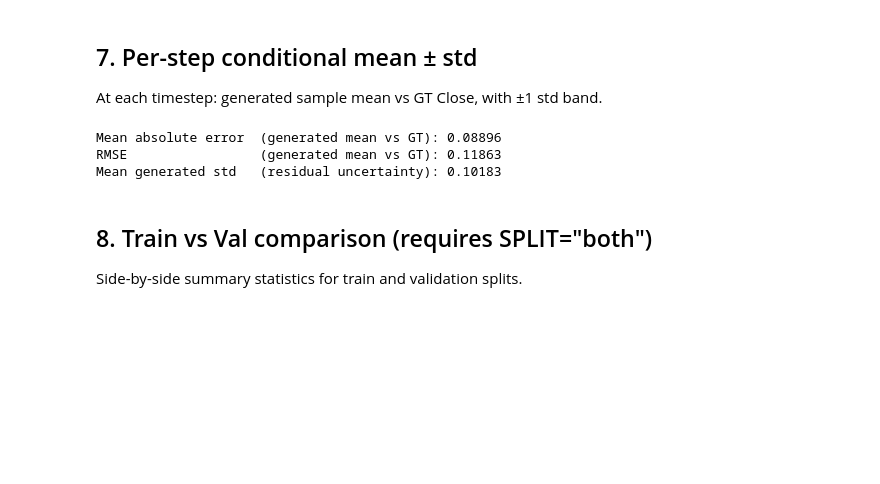
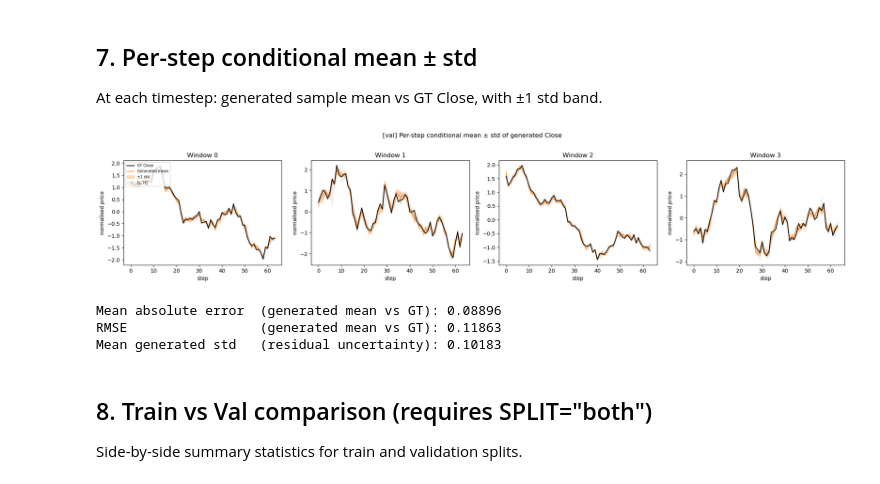
Before and after one commit to GiacomoNegri/Master-Thesis, a Jupyter notebook: notebooks/OHLC_conditional_csv_analysis.ipynb, the cells around one changed output. Drawn from its saved outputs; the diff is of its cells as text; code cells hidden in the pictures; blank space fills up the shorter version.

```diff
--- a/notebooks/OHLC_conditional_csv_analysis.ipynb
+++ b/notebooks/OHLC_conditional_csv_analysis.ipynb
@@ -400,34 +416,36 @@ gen_std  = gen_3d.std(axis=1)    # (n_windows, seq_len)
 N_SHOW2 = min(n_windows, 4)
 fig, axes = plt.subplots(1, N_SHOW2, figsize=(5 * N_SHOW2, 4), sharey=False)
 if N_SHOW2 == 1:
     axes = [axes]
 
 for col, w in enumerate(range(N_SHOW2)):
     ax = axes[col]
     ax.plot(steps, gt_close[w],  color="black",      lw=1.5, label="GT Close",       zorder=3)
     ax.plot(steps, gen_mean[w],  color="tab:orange", lw=1.2, label="Generated mean", zorder=2)
     ax.fill_between(
         steps,
         gen_mean[w] - gen_std[w],
         gen_mean[w] + gen_std[w],
         alpha=0.3, color="tab:orange", label="±1 std"
     )
     ax.fill_between(steps, gt_low[w], gt_high[w], alpha=0.10, color="gray", label="[L, H]")
     ax.set_title(f"Window {window_ids[w]}")
     ax.set_xlabel("step")
     ax.set_ylabel("normalised price")
 
 axes[0].legend(fontsize=7, loc="upper left")
 plt.suptitle(f"[{ANALYSIS_SPLIT}] Per-step conditional mean ± std of generated Close", y=1.02)
 plt.tight_layout()
-plt.show()
+display(fig)
+plt.close(fig)
 
 mae  = np.abs(gen_mean - gt_close).mean()
 rmse = np.sqrt(((gen_mean - gt_close) ** 2).mean())
 print(f"Mean absolute error  (generated mean vs GT): {mae:.5f}")
 print(f"RMSE                 (generated mean vs GT): {rmse:.5f}")
 print(f"Mean generated std   (residual uncertainty): {gen_std.mean():.5f}")
 # %% [output]
+[figure, added]
 Mean absolute error  (generated mean vs GT): 0.08896
 RMSE                 (generated mean vs GT): 0.11863
 Mean generated std   (residual uncertainty): 0.10183
```
Also changed, not shown: parts of 11 cells of this notebook, 1 other file.
